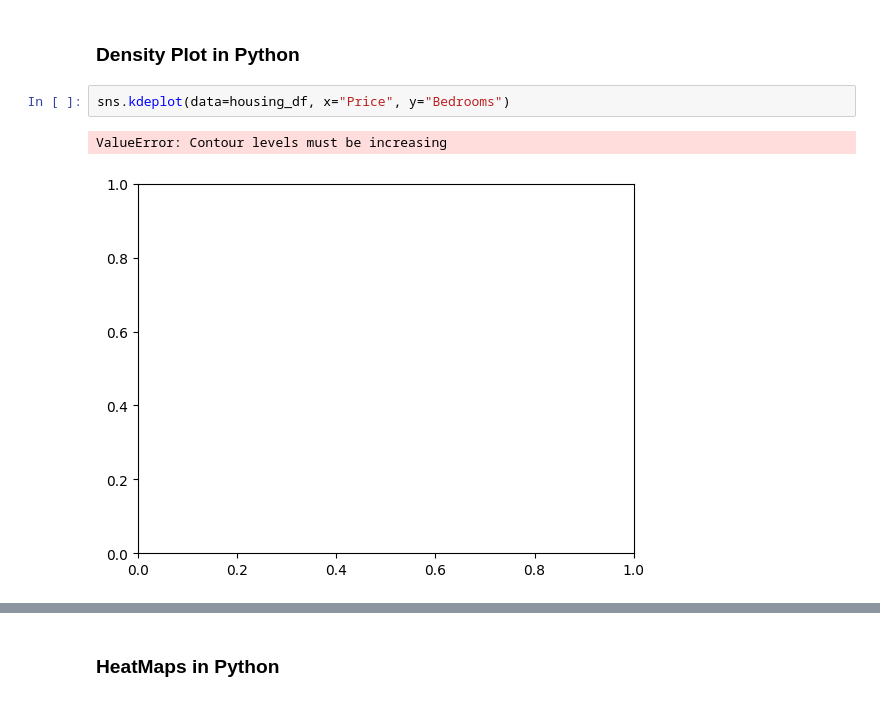
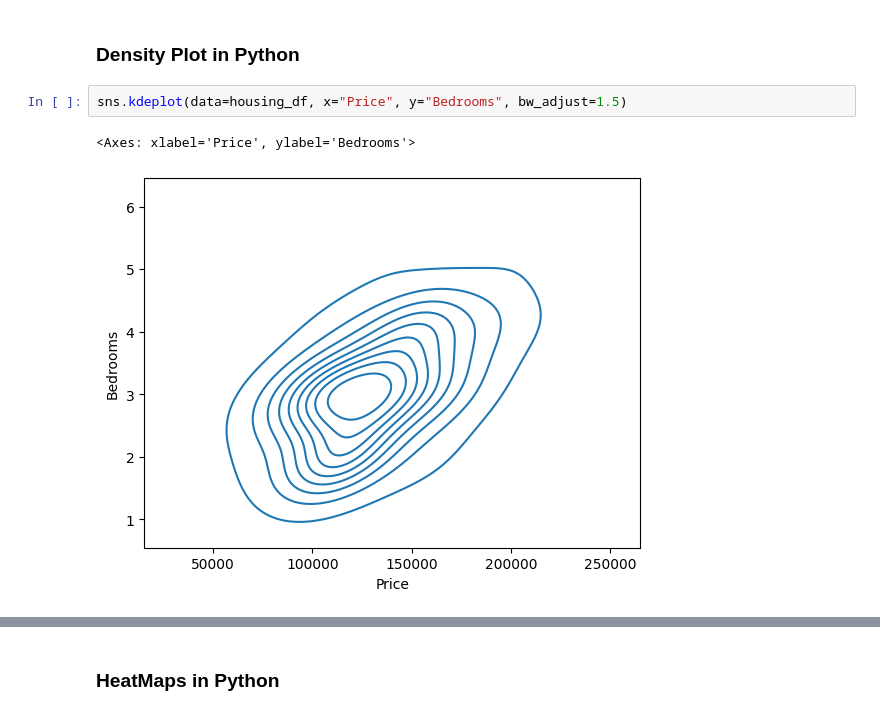
Before and after one commit to ULabanieh/CLA-Bootcamp, a Jupyter notebook: Demo Notebooks/DN5 - Data Visualization.ipynb, the cells around one changed output, grey strips where cells are left out. Drawn from its saved outputs; the diff is of its cells as text.

```diff
--- a/Demo Notebooks/DN5 - Data Visualization.ipynb
+++ b/Demo Notebooks/DN5 - Data Visualization.ipynb
@@ -171,10 +171,10 @@ Read more about Seaborn Density Plot [here](https://seaborn.pydata.org/generated
 # %% [markdown]
 ### Density Plot in Python
 # %%
-sns.kdeplot(data=housing_df, x="Price", y="Bedrooms")
+sns.kdeplot(data=housing_df, x="Price", y="Bedrooms", bw_adjust=1.5)
 # %% [output]
-ValueError: Contour levels must be increasing
+<Axes: xlabel='Price', ylabel='Bedrooms'>
-[figure, old version]
+[figure, new version]
 # %% [markdown]
 ## Heat Maps
 
```
Also changed, not shown: parts of 1 cell of this notebook, 1 other file.
